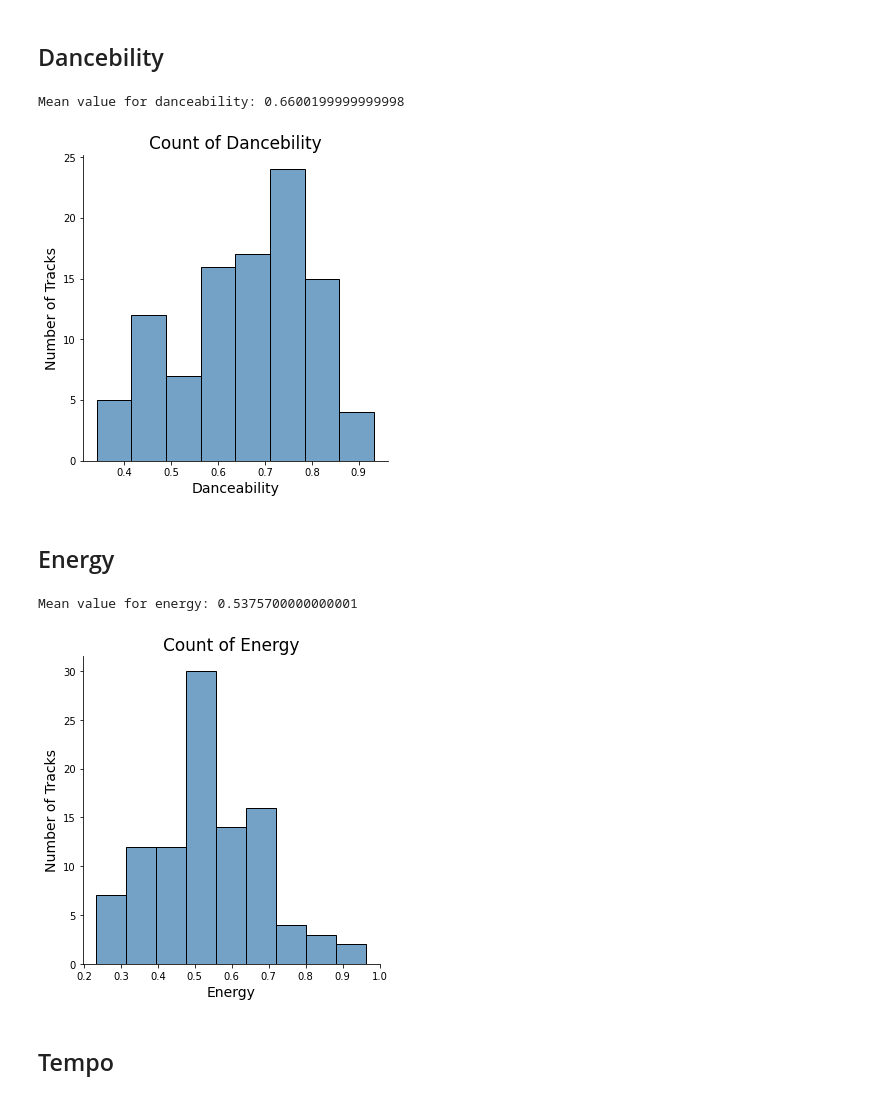
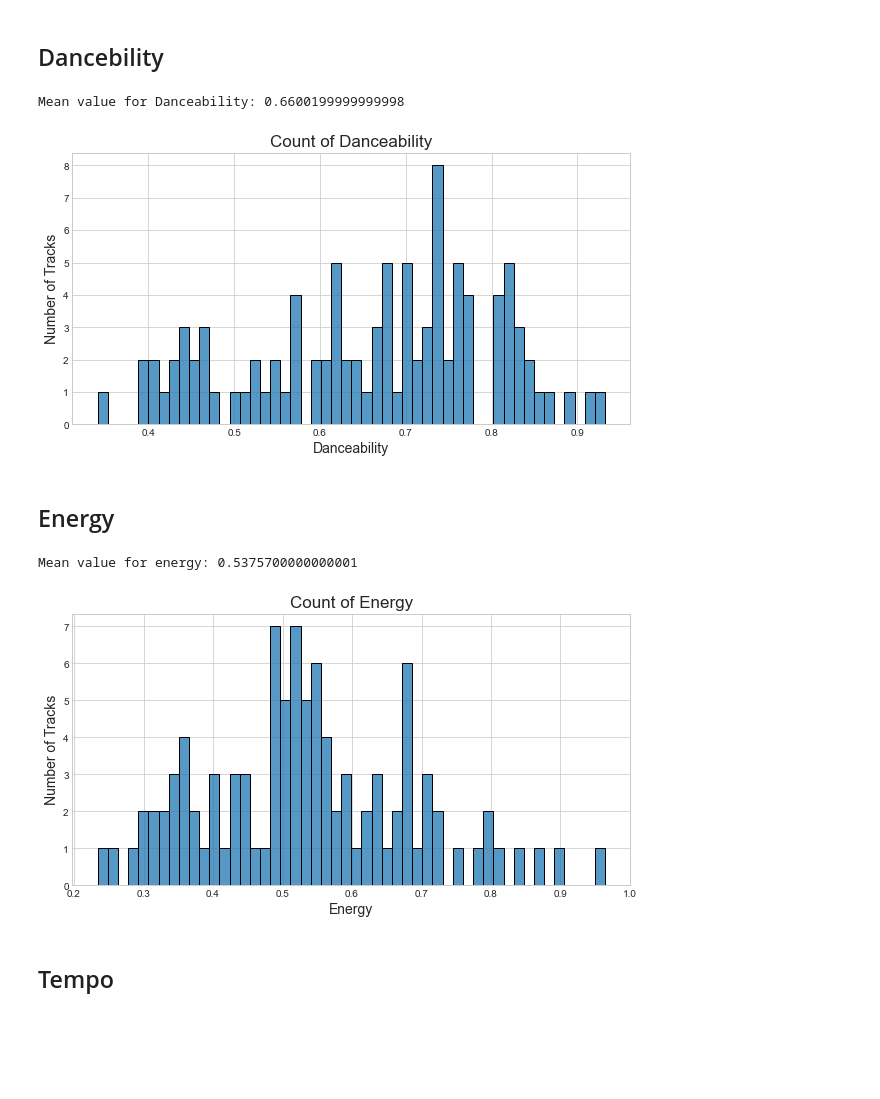
Before and after one commit to kodingwithkelly/OptimalFlowPlaylist, a Jupyter notebook: Spotify Project.ipynb, the cells around one changed output. Saved outputs shown, nothing was run; the diff lists cells and outputs as text; code cells hidden in the pictures; blank space fills up the shorter version.

```diff
--- a/Spotify Project.ipynb
+++ b/Spotify Project.ipynb
@@ -373,23 +368,27 @@ plt.show()
 # %% [markdown]
 ## Dancebility
 # %%
-print("Mean value for danceability:", df['danceability'].mean())
+print("Mean value for Danceability:", df['danceability'].mean())
 
-sns.displot(df['danceability'], color = 'steelblue')
-plt.title('Count of Dancebility', fontsize = 17)
+fig = plt.figure(figsize = (10,5))
+
+sns.histplot(data = df, x = df['danceability'], bins = 50, palette = 'steelblue')
+plt.title("Count of Danceability", fontsize = 17)
 plt.xlabel('Danceability', fontsize = 14)
 plt.ylabel('Number of Tracks', fontsize = 14)
 
 plt.show()
 # %% [output]
-Mean value for danceability: 0.6600199999999998
+Mean value for Danceability: 0.6600199999999998
-[figure, old version]
+[figure, new version]
 # %% [markdown]
 ## Energy
 # %%
 print("Mean value for energy:", df['energy'].mean())
 
-sns.displot(df['energy'], color = 'steelblue')
+fig = plt.figure(figsize = (10,5))
+
+sns.histplot(data=df, x = df['energy'], bins = 50, palette = 'steelblue')
 plt.title("Count of Energy", fontsize = 17)
 plt.xlabel('Energy', fontsize = 14)
 plt.ylabel('Number of Tracks', fontsize = 14)
@@ -397,7 +396,7 @@ plt.ylabel('Number of Tracks', fontsize = 14)
 plt.show()
 # %% [output]
 Mean value for energy: 0.5375700000000001
-[figure, old version]
+[figure, new version]
 # %% [markdown]
 ## Tempo
 # %%
```
Also changed, not shown: parts of 45 cells of this notebook.
